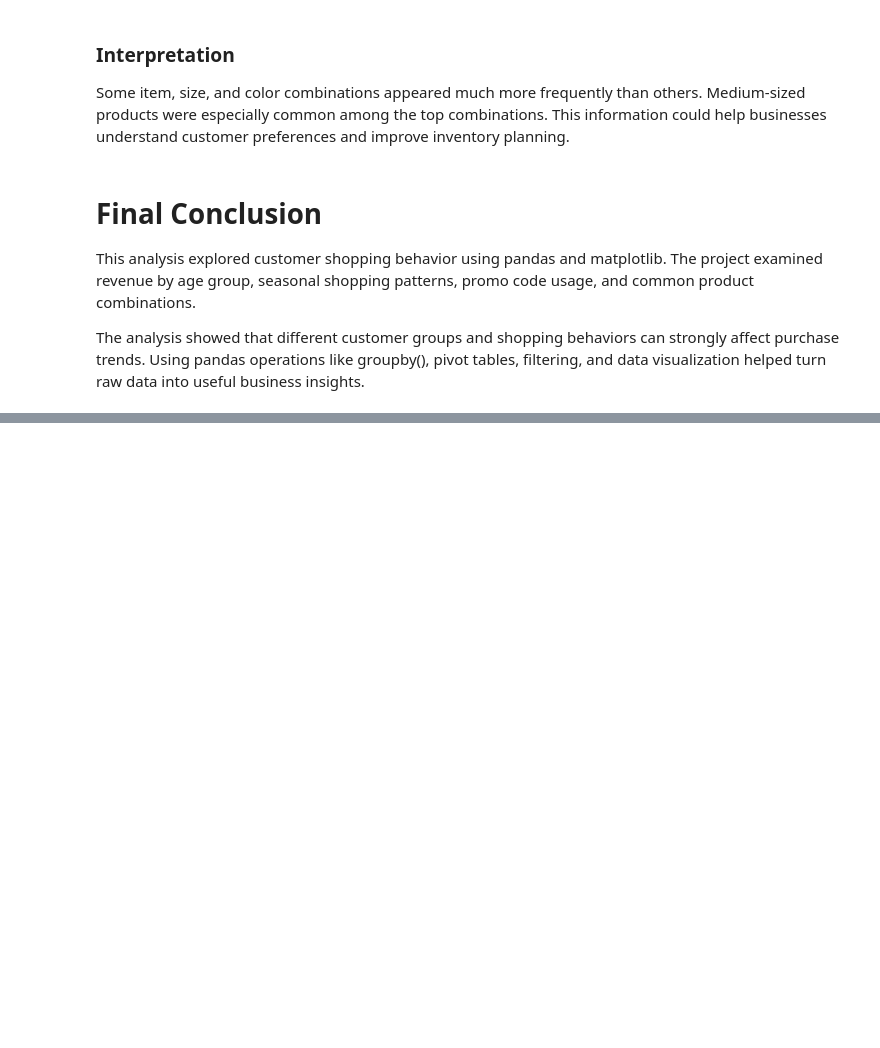
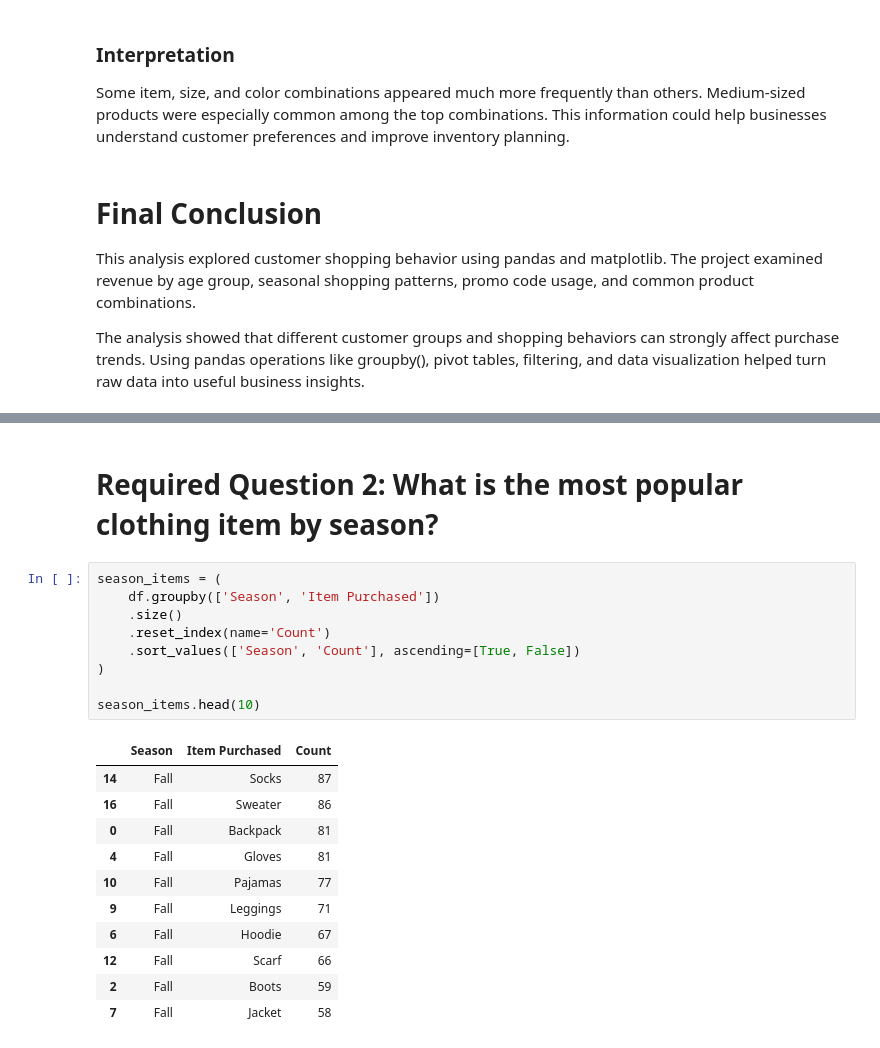
Before and after one commit to vmartinez4169-pixel/shopping-behavior-analysis, a Jupyter notebook: shopping-behavior/explore.ipynb, the cells around one changed output, grey strips where cells are left out. Saved outputs shown, nothing was run; the diff lists cells and outputs as text; blank space fills up the shorter version.

```diff
--- a/shopping-behavior/explore.ipynb
+++ b/shopping-behavior/explore.ipynb
@@ -205,0 +227,23 @@ The analysis showed that different customer groups and shopping behaviors can st
+# %% [markdown]
+# Required Question 2: What is the most popular clothing item by season?
+# %%
+season_items = (
+    df.groupby(['Season', 'Item Purchased'])
+    .size()
+    .reset_index(name='Count')
+    .sort_values(['Season', 'Count'], ascending=[True, False])
+)
+
+season_items.head(10)
+# %% [output]
+|  | Season | Item Purchased | Count |
+| 14 | Fall | Socks | 87 |
+| 16 | Fall | Sweater | 86 |
+| 0 | Fall | Backpack | 81 |
+| 4 | Fall | Gloves | 81 |
+| 10 | Fall | Pajamas | 77 |
+| 9 | Fall | Leggings | 71 |
+| 6 | Fall | Hoodie | 67 |
+| 12 | Fall | Scarf | 66 |
+| 2 | Fall | Boots | 59 |
+| 7 | Fall | Jacket | 58 |
```
Also changed, not shown: parts of 7 cells of this notebook.
